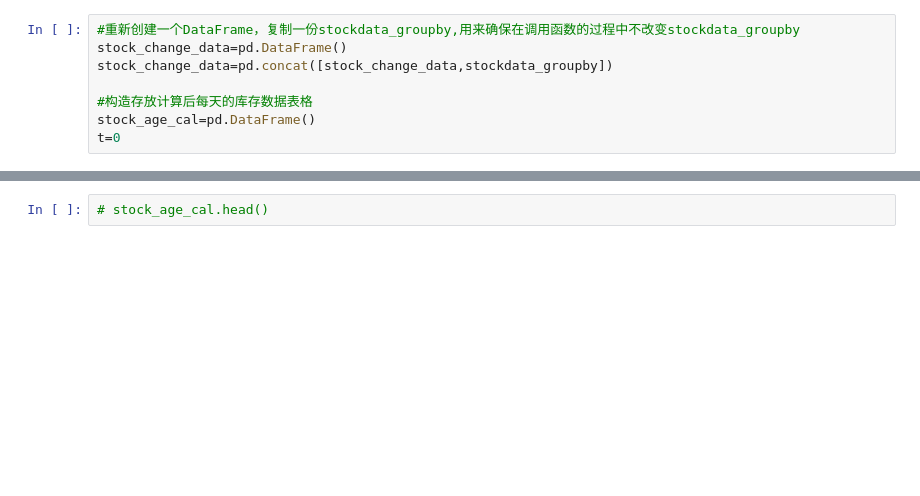
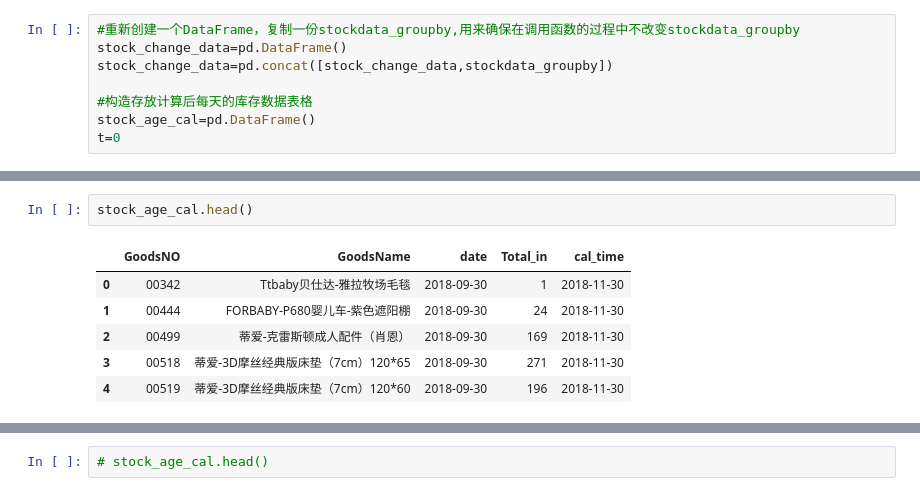
Before and after one commit to Lukes1973/MachineLearning, a Jupyter notebook: stockAge/stockAge.ipynb, the cells around one changed output, grey strips where cells are left out. Drawn from its saved outputs; the diff is of its cells as text; blank space fills up the shorter version.

```diff
--- a/stockAge/stockAge.ipynb
+++ b/stockAge/stockAge.ipynb
@@ -302 +326,10 @@ stock_change_data.to_csv('stock_change_data.csv',header=True,index=False)
+# %%
+stock_age_cal.head()
+# %% [output]
+|  | GoodsNO | GoodsName | date | Total_in | cal_time |
+| 0 | 00342 | Ttbaby贝仕达-雅拉牧场毛毯 | 2018-09-30 | 1 | 2018-11-30 |
+| 1 | 00444 | FORBABY-P680婴儿车-紫色遮阳棚 | 2018-09-30 | 24 | 2018-11-30 |
+| 2 | 00499 | 蒂爱-克雷斯顿成人配件（肖恩） | 2018-09-30 | 169 | 2018-11-30 |
+| 3 | 00518 | 蒂爱-3D摩丝经典版床垫（7cm）120*65 | 2018-09-30 | 271 | 2018-11-30 |
+| 4 | 00519 | 蒂爱-3D摩丝经典版床垫（7cm）120*60 | 2018-09-30 | 196 | 2018-11-30 |
 # %%
```
Also changed, not shown: parts of 28 cells of this notebook, 1 other file.
